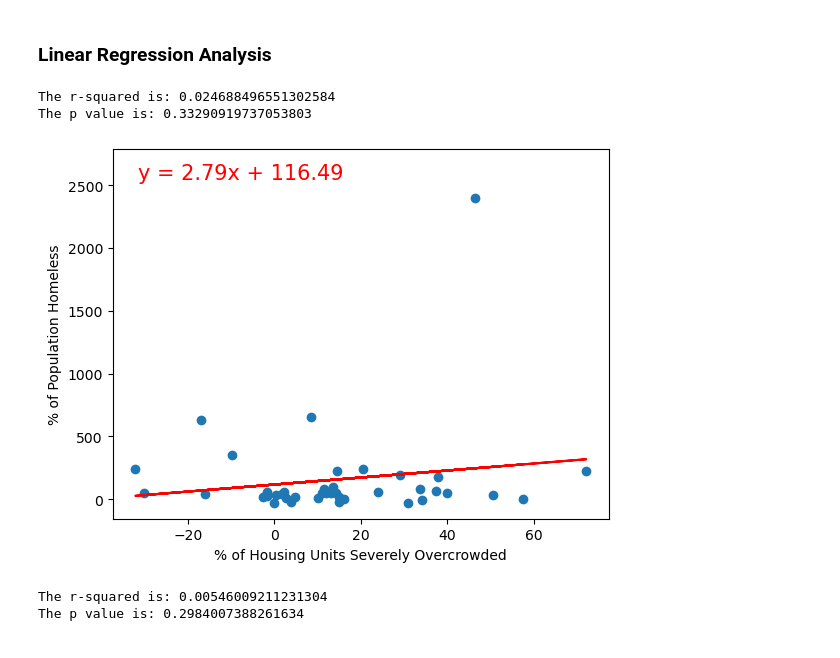
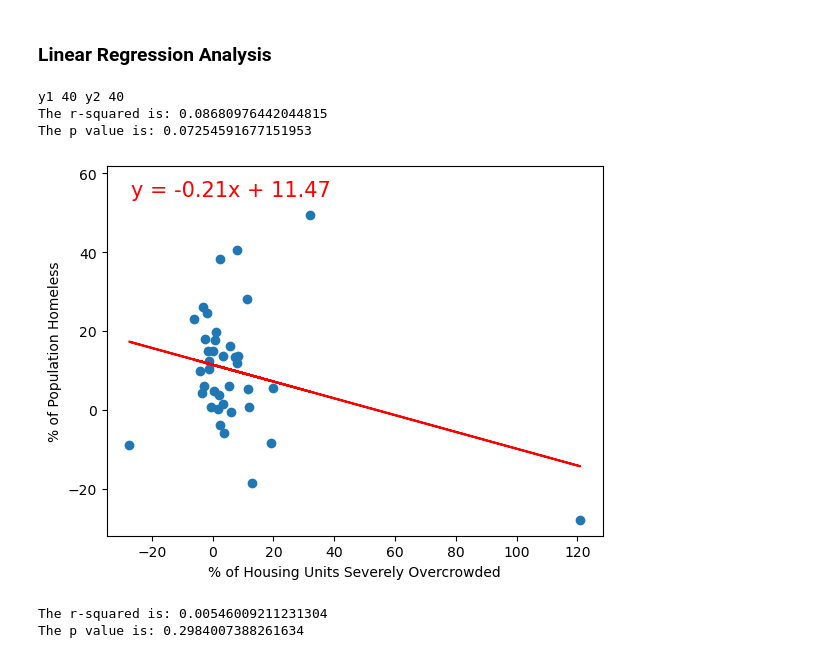
Before and after one commit to evacs/Project-1, a Jupyter notebook: housing_jeff.ipynb, the cells around one changed output. Cells and saved outputs as stored; diff of their text form; code cells hidden in the pictures.

```diff
--- a/housing_jeff.ipynb
+++ b/housing_jeff.ipynb
@@ -359,26 +321,37 @@ def plot_lin_reg(x_values, y_values, labels):
 # %%
 # Linear regression % Severely Overcrowded vs % of Homeless
 
 # Set years for comparison
-data_y1 = final_df[final_df['Year'] == 2017].reset_index()
-data_y2 = final_df[final_df['Year'] == 2021].reset_index()
+data_y1 = final_df[final_df['Year'] == 2018].reset_index()
+data_y2 = final_df[final_df['Year'] == 2019].reset_index()
+
+print(f'y1 {len(data_y1)} y2 {len(data_y2)}')
+
 
 # Define x and y values and labels for function
 labels = {'x': '% of Housing Units Severely Overcrowded',
           'y': '% of Population Homeless'}
 
 # Calculate % change from year 1 to year 2
 x_values = ((data_y2['% Units Severely Overcrowded'] - data_y1['% Units Severely Overcrowded']) /
             data_y1['% Units Severely Overcrowded']) * 100
 y_values = ((data_y2['% Homeless'] - data_y1['% Homeless']) /
             data_y1['% Homeless']) * 100
 
+x_values = x_values.drop([x_values.index[12], x_values.index[16]])
+y_values = y_values.drop([y_values.index[12], y_values.index[16]])
+x_values.reset_index()
+y_values.reset_index()
+#print(y_values)
+#print(x_values)
+
 # Call function to plot linear regression
 plot_lin_reg(x_values, y_values, labels)
 # %% [output]
-The r-squared is: 0.024688496551302584
-The p value is: 0.33290919737053803
+y1 40 y2 40
+The r-squared is: 0.08680976442044815
+The p value is: 0.07254591677151953
-[figure, old version]
+[figure, new version]
 # %%
 # Linear regression comparing Severely Overcrowded Housing Units and Homeless Count
 # define x and y lables for function
```
Also changed, not shown: parts of 10 cells of this notebook, 1 other file.
